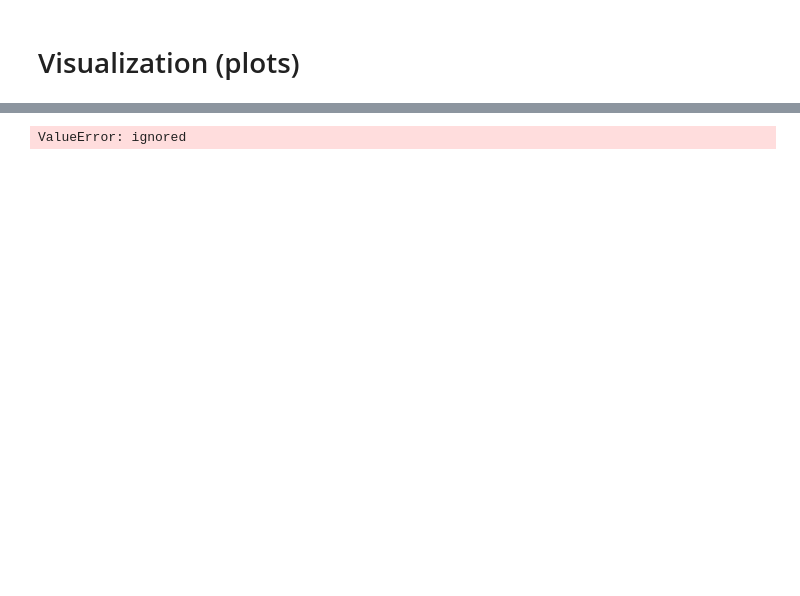
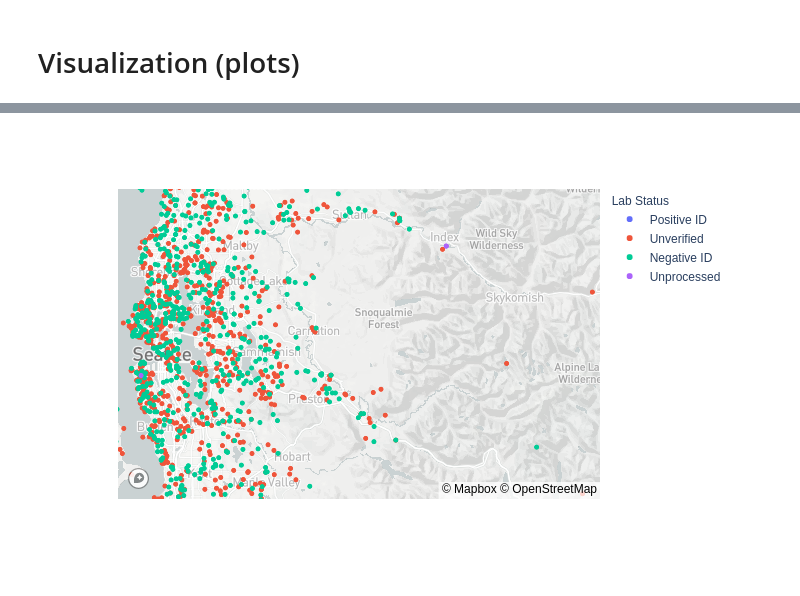
Before and after one commit to grisaitis/MAP5117-final-project, a Jupyter notebook: MAP_5117_Analysis.ipynb, the cells around one changed output, grey strips where cells are left out. Cells and saved outputs as stored; diff of their text form; code cells hidden in the pictures; blank space fills up the shorter version.

```diff
--- a/MAP_5117_Analysis.ipynb
+++ b/MAP_5117_Analysis.ipynb
@@ -95,6 +121,7 @@ def f(geo_df):
                     lat=geo_df.geometry.y,
                     lon=geo_df.geometry.x,
                     hover_name="GlobalID",
+                    color="Lab Status"
                     )
 
 fig = f(df)
@@ -102,6 +129,6 @@ fig.show()
 # %% [output]
 [interactive output not drawn]
 # %%
-fig.to_image(format="png")
+fig.show(renderer="png")
 # %% [output]
-ValueError: ignored
+[figure, added]
```
Also changed, not shown: parts of 27 cells of this notebook.
